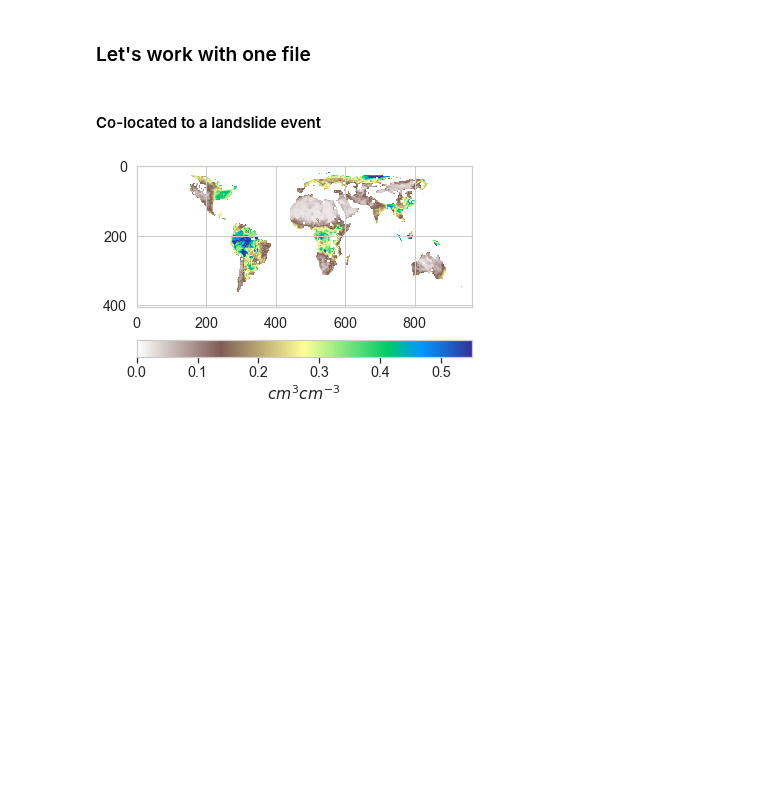
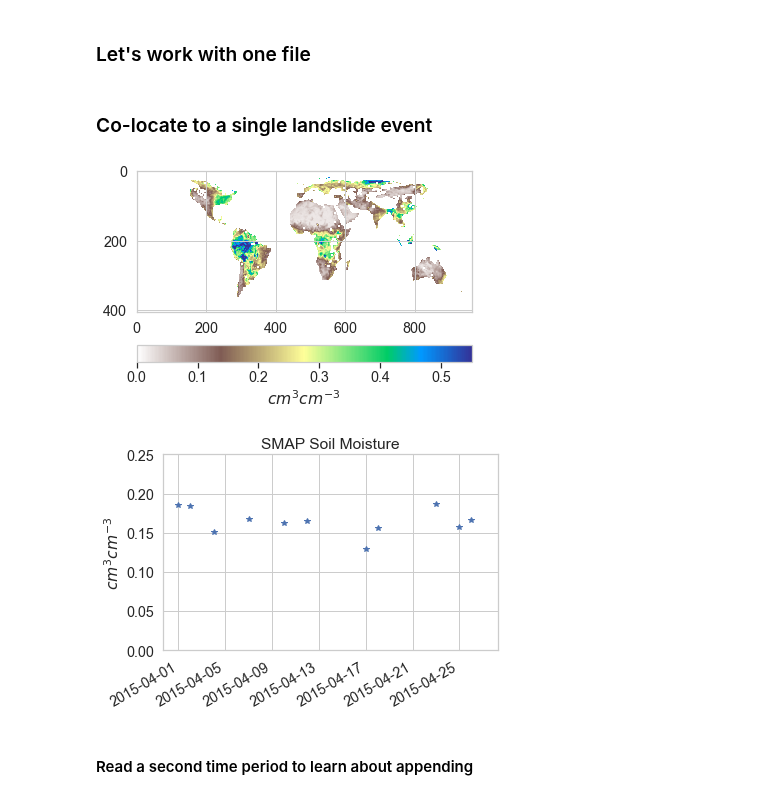
Before and after one commit to jacquiewitte/capstone-landslides-soilmoisture, a Jupyter notebook: landslide_smap_soilm_timeseries.ipynb, the cells around one changed output. Drawn from its saved outputs; the diff is of its cells as text; code cells hidden in the pictures; blank space fills up the shorter version.

```diff
--- a/landslide_smap_soilm_timeseries.ipynb
+++ b/landslide_smap_soilm_timeseries.ipynb
@@ -160,30 +160,60 @@ lons = np.fromfile(os.path.join(data_dir, 'EASE2_M36km.lons.964x406x1.double'),
 # %% [markdown]
 ### Let's work with one file
 # %% [markdown]
-#### Co-located to a landslide event
+### Co-locate to a single landslide event
 # %%
 periods = 27
 glc_date = pd.date_range(glc_co_gt2015.index[0], periods=periods,
                          freq='-1D').strftime('%Y%m%d')
 
 # Loop over the X days and create list of DataArrays
 sm_dates = []
 sm_data_3d = np.empty([sm_data.shape[0], sm_data.shape[1], periods])
 
 i = 0
 for dd in glc_date:
     # Find the file
     file = [x for x in smap_files if re.findall(dd, x)]
 
     # Retrieve the variables
     sm_data_3d[:, :, i], time_i = read_smap(file[0], 26)
     sm_dates.append(time_i)
     i += 1
 
 sm_mean = np.nanmean(sm_data_3d,2)
 sm_mean.shape
 plt.imshow(sm_mean,vmin=0.,vmax=0.55,cmap='terrain_r')
 cbar = plt.colorbar(orientation='horizontal')
 cbar.set_label('$cm^3 cm^{-3}$')
+
+# take the +/- 5 deg mean around the Landslide event
+N_lat = glc_co_gt2015.latitude[0]+0.25
+S_lat = glc_co_gt2015.latitude[0]-0.25
+W_lon = glc_co_gt2015.longitude[0]-0.25
+E_lon = glc_co_gt2015.longitude[0]+0.25
+
+subset = (lats < N_lat) & (lats > S_lat) & (lons > W_lon) & (lons < E_lon)
+sm_mean = np.empty([periods])
+for i in np.arange(0, sm_data_3d.shape[2]):
+    sm_2d = sm_data_3d[:, :, i]
+    sm_mean[i] = np.nanmean(sm_2d[subset])
+
+# Lets create a pandas series to plot the data
+smData = {'sm': sm_mean}
+sm = pd.DataFrame(smData)
+sm['sm_date'] = sm_dates
+sm = sm.set_index('sm_date')
+sm['landslideID'] = glc_co_gt2015.event_id[0]
+
+# plot the time series
+fig, ax1 = plt.subplots()
+ax1.plot(sm.index, sm, 'b*')
+ax1.set_ylim([0, 0.25])
+fig.autofmt_xdate()
+ax1.set_ylabel('$cm^3 cm^{-3}$')
+plt.title('SMAP Soil Moisture');
 # %% [output]
 [figure]
+[figure, added]
+# %% [markdown]
+#### Read a second time period to learn about appending
```
Also changed, not shown: parts of 8 cells of this notebook.
